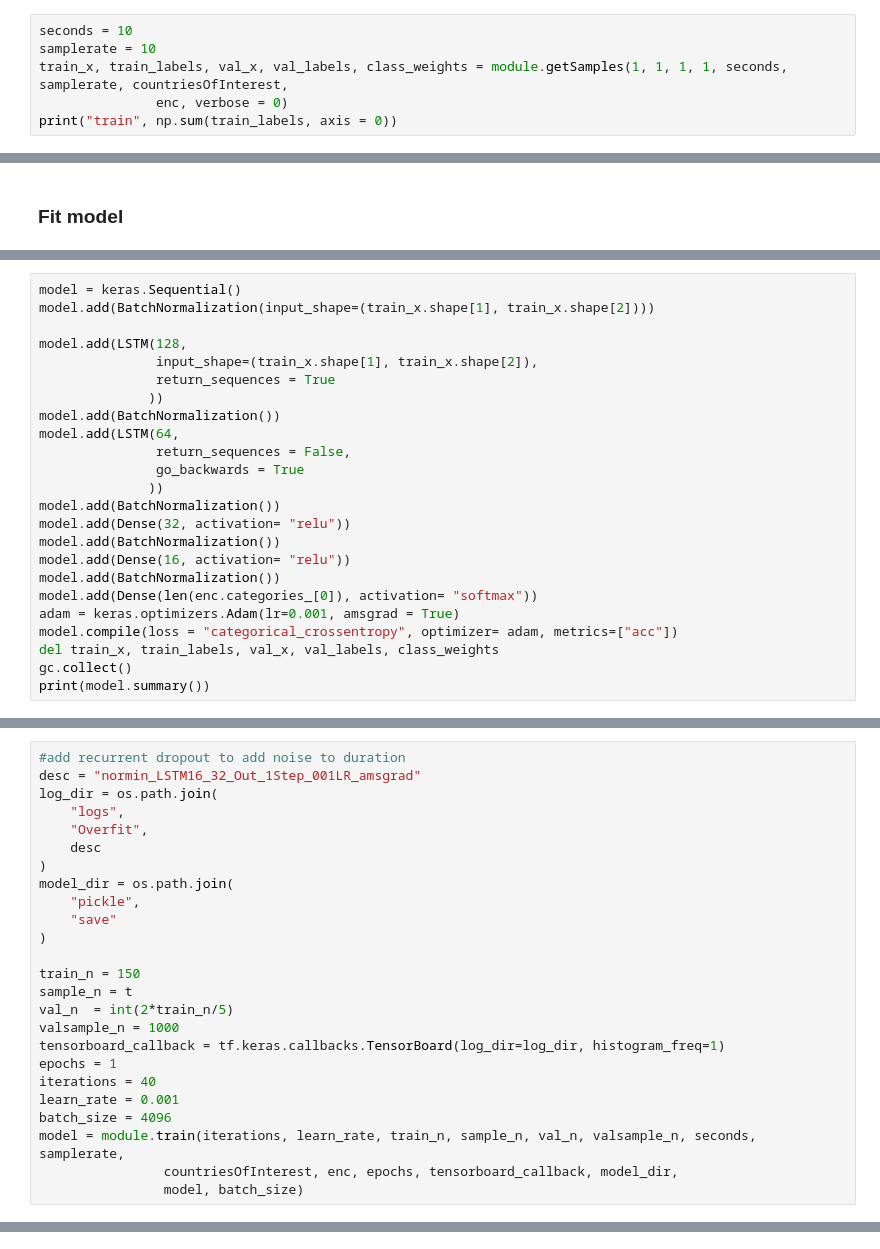
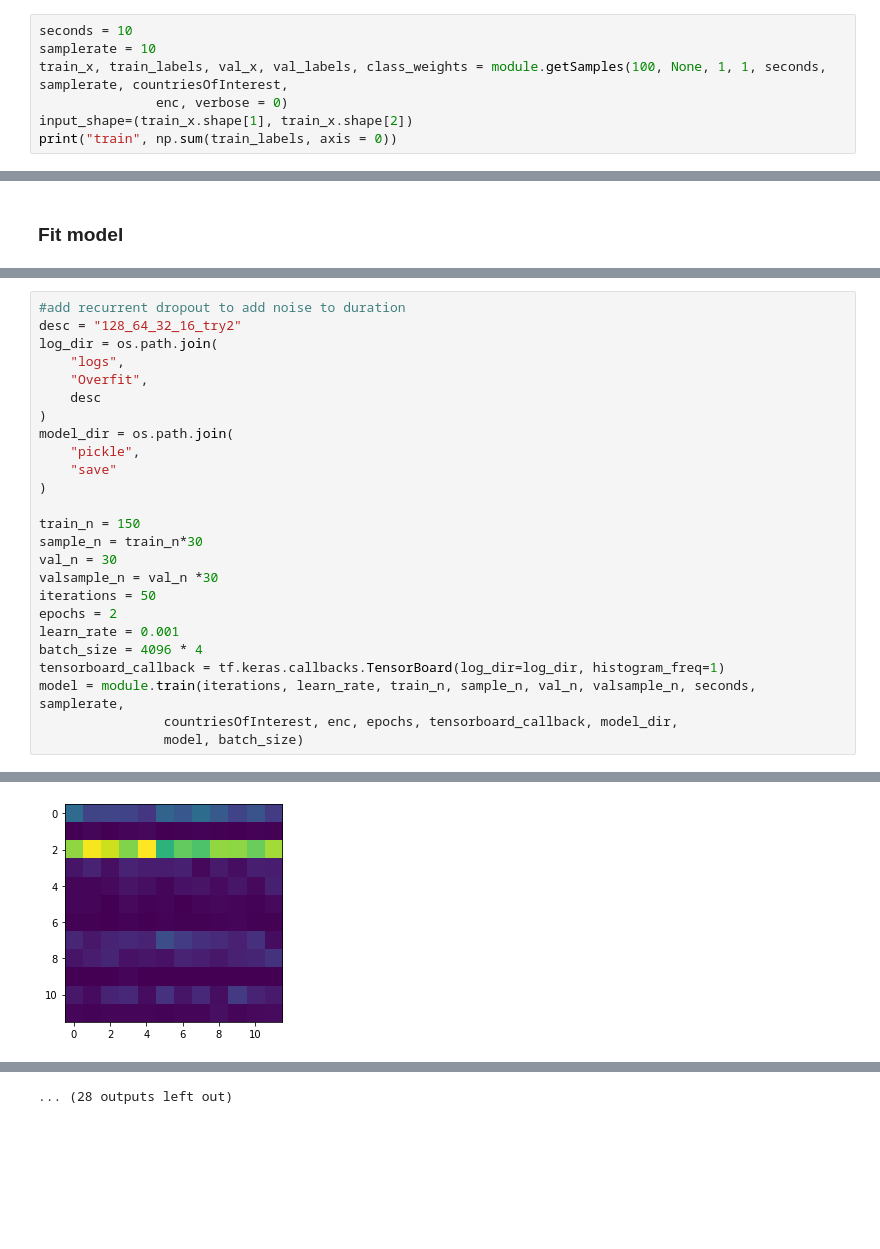
Before and after one commit to jgomezm/Music-Classification, a Jupyter notebook: Build Iteratively Loop 2.ipynb, the cells around one changed output, grey strips where cells are left out. Saved outputs shown, nothing was run; the diff lists cells and outputs as text; blank space fills up the shorter version.

```diff
--- a/Build Iteratively Loop 2.ipynb
+++ b/Build Iteratively Loop 2.ipynb
@@ -30,7 +26,8 @@ OneHotEncoder(categories='auto', drop=None, dtype=<class 'numpy.float64'>,
 # %%
 seconds = 10
 samplerate = 10
-train_x, train_labels, val_x, val_labels, class_weights = module.getSamples(1, 1, 1, 1, seconds, samplerate, countriesOfInterest,
+train_x, train_labels, val_x, val_labels, class_weights = module.getSamples(100, None, 1, 1, seconds, samplerate, countriesOfInterest,
                enc, verbose = 0)
+input_shape=(train_x.shape[1], train_x.shape[2])
 print("train", np.sum(train_labels, axis = 0))
 # %% [output]
@@ -120,24 +80,0 @@ KeyboardInterrupt:
-# %%
-model = keras.Sequential()
-model.add(BatchNormalization(input_shape=(train_x.shape[1], train_x.shape[2])))
-
-model.add(LSTM(128,
-               input_shape=(train_x.shape[1], train_x.shape[2]),
-               return_sequences = True
-              ))
-model.add(BatchNormalization())
-model.add(LSTM(64,
-               return_sequences = False,
-               go_backwards = True
-              ))
-model.add(BatchNormalization())
-model.add(Dense(32, activation= "relu"))
-model.add(BatchNormalization())
-model.add(Dense(16, activation= "relu"))
-model.add(BatchNormalization())
-model.add(Dense(len(enc.categories_[0]), activation= "softmax"))
-adam = keras.optimizers.Adam(lr=0.001, amsgrad = True)
-model.compile(loss = "categorical_crossentropy", optimizer= adam, metrics=["acc"])
-del train_x, train_labels, val_x, val_labels, class_weights
-gc.collect()
-print(model.summary())
@@ -162,6 +81,6 @@ None
 # %%
 #add recurrent dropout to add noise to duration
-desc = "normin_LSTM16_32_Out_1Step_001LR_amsgrad"
+desc = "128_64_32_16_try2"
 log_dir = os.path.join(
     "logs",
     "Overfit",
@@ -173,14 +92,15 @@ model_dir = os.path.join(
 )
 
 train_n = 150
-sample_n = t
-val_n  = int(2*train_n/5)
-valsample_n = 1000
+sample_n = train_n*30
+val_n = 30
+valsample_n = val_n *30
+iterations = 50
+epochs = 2
+learn_rate = 0.001
+batch_size = 4096 * 4
 tensorboard_callback = tf.keras.callbacks.TensorBoard(log_dir=log_dir, histogram_freq=1)
-epochs = 1
-iterations = 40
-learn_rate = 0.001
-batch_size = 4096
 model = module.train(iterations, learn_rate, train_n, sample_n, val_n, valsample_n, seconds, samplerate,
                 countriesOfInterest, enc, epochs, tensorboard_callback, model_dir,
                 model, batch_size)
+# %% [output]
@@ -186,0 +124 @@ model = module.train(iterations, learn_rate, train_n, sample_n, val_n, valsample
+[figure, added]
@@ -186,0 +167 @@ model = module.train(iterations, learn_rate, train_n, sample_n, val_n, valsample
+... (28 outputs left out)
```
Also changed, not shown: parts of 6 cells of this notebook, 8 other files.
